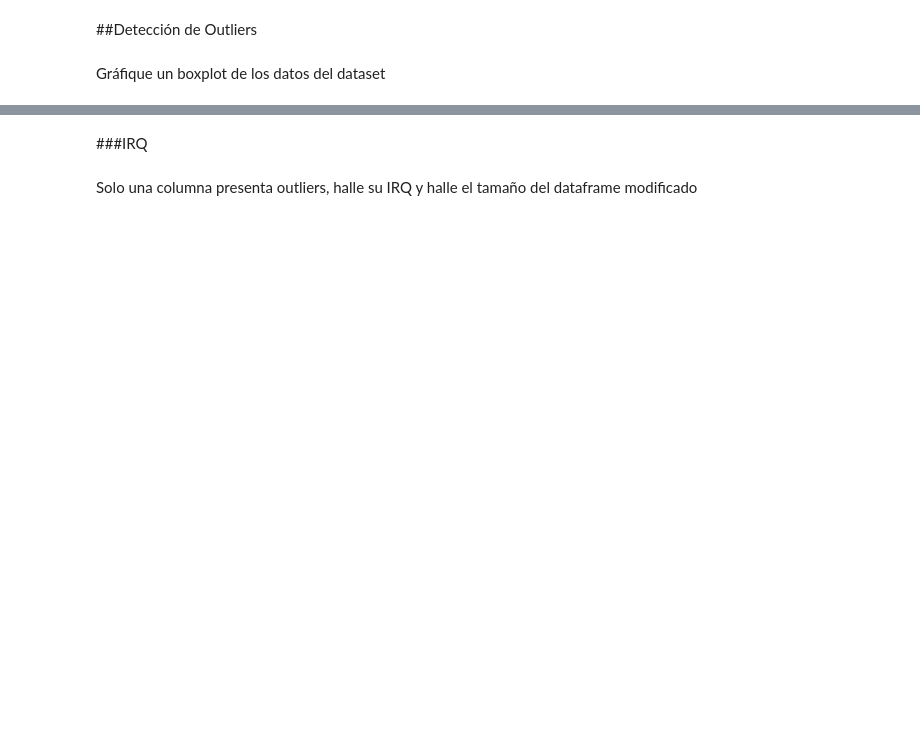
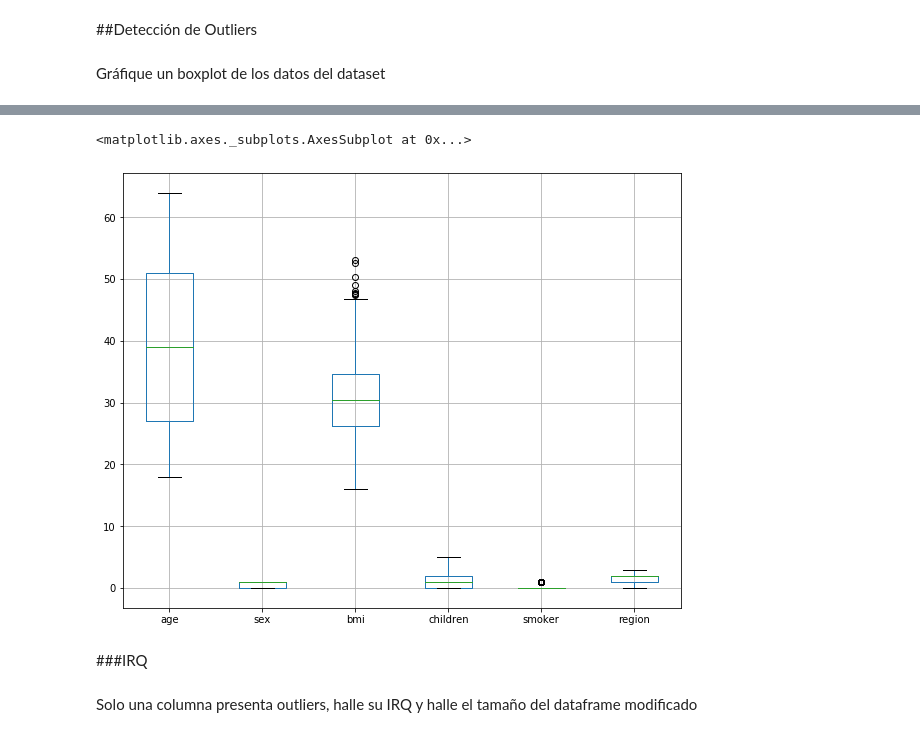
Before and after one commit to jons255-p/Python_Machi_Learning_Sta_Anita, a Jupyter notebook: clase_10_Clase regresion logistica/Tarea Regresion Lineal/Medical_Cost_Personal_Dataset.ipynb, the cells around one changed output, grey strips where cells are left out. Drawn from its saved outputs; the diff is of its cells as text; code cells hidden in the pictures; blank space fills up the shorter version.

```diff
--- a/clase_10_Clase regresion logistica/Tarea Regresion Lineal/Medical_Cost_Personal_Dataset.ipynb
+++ b/clase_10_Clase regresion logistica/Tarea Regresion Lineal/Medical_Cost_Personal_Dataset.ipynb
@@ -31,3 +119,8 @@ Gráfique un boxplot de los datos del dataset
+# %%
+df.drop("charges",axis=1).boxplot(figsize=(10,8))
+# %% [output]
+<matplotlib.axes._subplots.AxesSubplot at 0x...>
+[figure, added]
 # %% [markdown]
 ###IRQ
 # %% [markdown]
```
Also changed, not shown: parts of 34 cells of this notebook.
